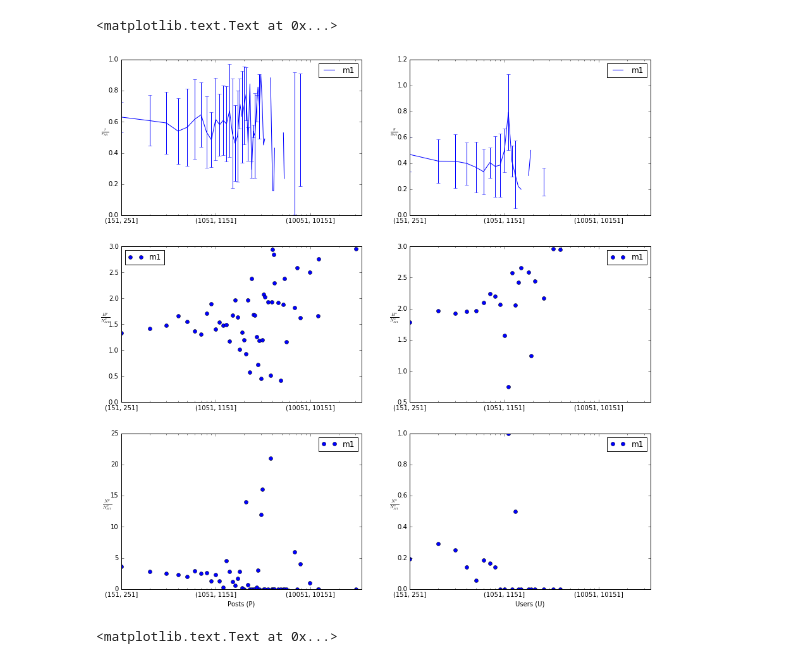
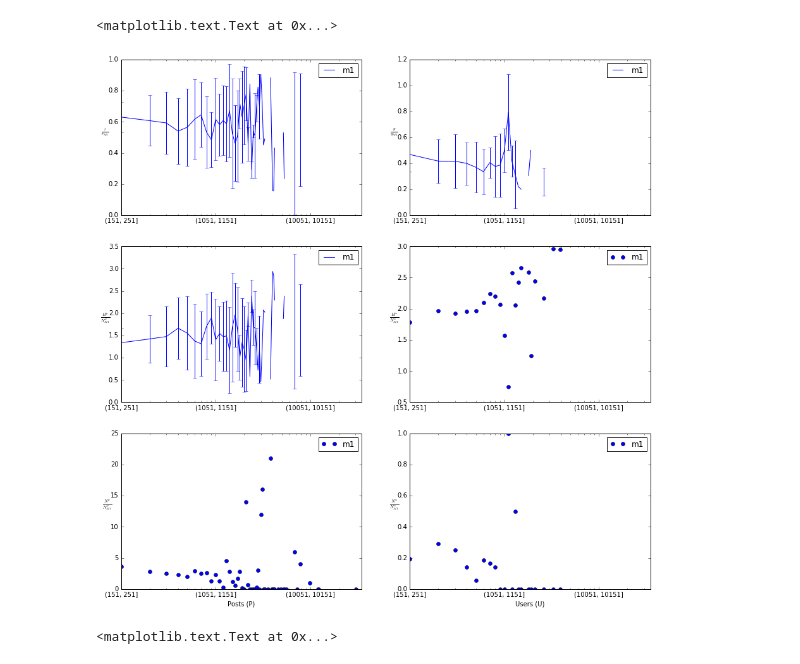
Before and after one commit to danjamker/DiffusionSimulation, a Jupyter notebook: notebook/visualize-diffusion.ipynb, the cells around one changed output. Saved outputs shown, nothing was run; the diff lists cells and outputs as text; code cells hidden in the pictures.

```diff
--- a/notebook/visualize-diffusion.ipynb
+++ b/notebook/visualize-diffusion.ipynb
@@ -60,44 +60,45 @@ userusagedominance_err = binned_user_err[["userusagedominance"]]
 userusagedominance_err.columns = ['m1']
 # userusagedominance = userusagedominance.apply(rowRatio,1)
 
-plts = userusagedominance.plot(yerr=userusagedominance_err, ax=axes[0,1], style='o', logx = True)
+plts = userusagedominance.plot(yerr=userusagedominance_err, ax=axes[0,1], style='-', logx = True)
 plts.set_xlabel('')
 plts.set_ylabel(r'$\frac{g}{g_{M1}}$', rotation=0)
 
 usageEntorpy = binned_act[["usageEntorpy"]]
 usageEntorpy.columns = ['m1']
-# usageEntorpy = usageEntorpy.apply(rowRatio,1)
+usageEntorpy_err = binned_act_err[["usageEntorpy"]]
+usageEntorpy_err.columns = ['m1']
 
-plts = usageEntorpy.plot(ax=axes[1,0], style='o', logx = True)
+plts = usageEntorpy.plot(yerr=usageEntorpy_err, ax=axes[1,0], style='o', logx = True)
 plts.set_xlabel('')
 plts.set_ylabel(r'$\frac{H^p}{N_{M1}^p}$', rotation=0)
 
 userUsageEntorpy = binned_user[["userUsageEntorpy"]]
 userUsageEntorpy.columns = ['m1']
 # userUsageEntorpy = userUsageEntorpy.apply(rowRatio,1)
 
 plts = userUsageEntorpy.plot(ax=axes[1,1], style='o', logx = True)
 plts.set_xlabel('')
 plts.set_ylabel(r'$\frac{H^u}{N_{M1}^u}$', rotation=0)
 
 ActivateionExposure = binned_act[["ActivateionExposure"]]
 ActivateionExposure.columns = ['m1']
 # ActivateionExposure.loc[:, 'm1'] = ActivateionExposure.loc[:, 'm1'].rolling(window=100,center=False).mean()
 
 plts = ActivateionExposure.plot(ax=axes[2,0], style='o', logx = True)
 plts.set_xlabel('Posts (P)')
 plts.set_ylabel(r'$\frac{N^p}{N_{M1}^p}$', rotation=0)
 
 UserExposure = binned_user[["UserExposure"]]
 UserExposure.columns = ['m1']
 # UserExposure.loc[:, 'm1'] = UserExposure.loc[:, 'm1'].rolling(window=100,center=False).mean()
 
 plts = UserExposure.plot(ax=axes[2,1], style='o', logx = True)
 plts.set_xlabel('Users (U)')
 plts.set_ylabel(r'$\frac{N^u}{N_{M1}^u}$', rotation=0)
 # %% [output]
 <matplotlib.text.Text at 0x...>
-[figure, old version]
+[figure, new version]
 # %%
 fig, axes = plt.subplots(nrows=3, ncols=2,figsize=(15,15))
 
```
Also changed, not shown: 2 other files.
